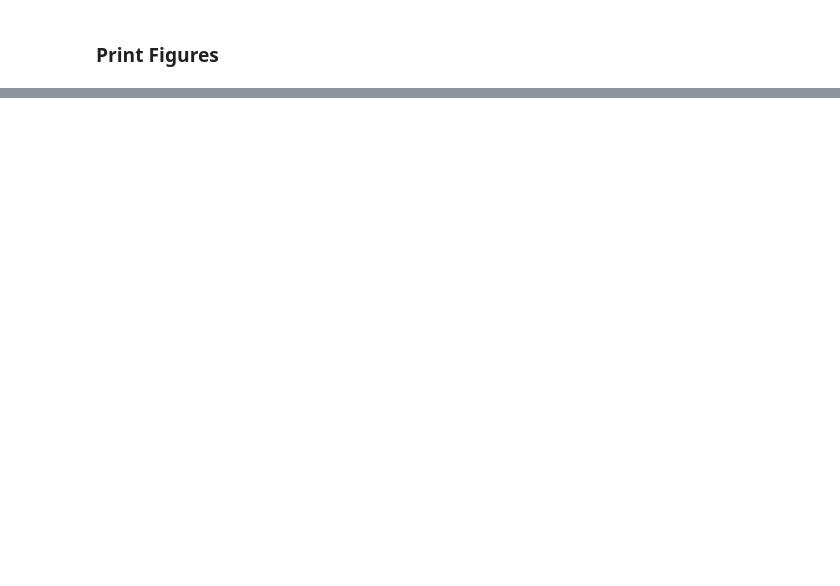
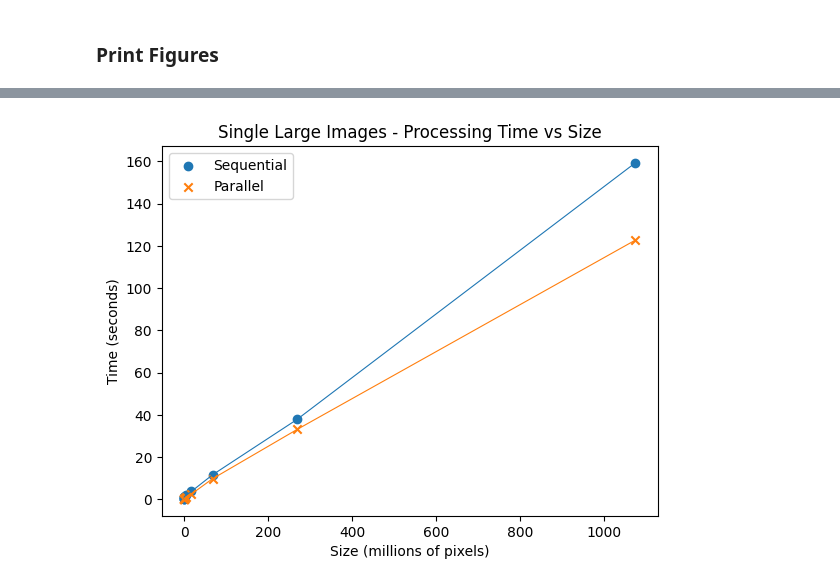
Before and after one commit to rgilyard/parallel-edge-detection, a Jupyter notebook: parallel_comparison.ipynb, the cells around one changed output, grey strips where cells are left out. Drawn from its saved outputs; the diff is of its cells as text; code cells hidden in the pictures; blank space fills up the shorter version.

```diff
--- a/parallel_comparison.ipynb
+++ b/parallel_comparison.ipynb
@@ -231,6 +301,7 @@ def parallel_single(input_image_path, output_image_path, patch_size=patch_size,
     large_img = Image.open(input_image_path).convert("L")
 
     width, height = large_img.size
+    mega_pixels = (width * height) / 1000000
     # Calculate the number of patches required to cover the image, get the padding size to be added
     pad_width = (math.ceil((width - overlap) / (patch_size - overlap)) - 1) * (patch_size - overlap) + patch_size - width
     pad_height = (math.ceil((height - overlap) / (patch_size - overlap)) - 1) * (patch_size - overlap) + patch_size - height
@@ -318,6 +389,7 @@ def parallel_single(input_image_path, output_image_path, patch_size=patch_size,
     del output_img
     del patch_batches
     gc.collect()
+    return mega_pixels
 # %% [markdown]
 ### Parallel Multiple Image Algorithm
 # %%
@@ -489,3 +582,36 @@ plt.show()
+# %%
+# Scatter plot of size vs time
+size_seq = [size for size, _ in sing_seq_timings]
+time_seq = [time for _, time in sing_seq_timings]
+
+size_par = [size for size, _ in sing_par_timings]
+time_par = [time for _, time in sing_par_timings]
+
+# Sort the points by size
+sorted_seq_points = sorted(zip(size_seq, time_seq))
+sorted_par_points = sorted(zip(size_par, time_par))
+
+# Unzip the sorted points
+size_seq_sorted, time_seq_sorted = zip(*sorted_seq_points)
+size_par_sorted, time_par_sorted = zip(*sorted_par_points)
+
+fig, ax = plt.subplots()
+
+ax.scatter(size_seq_sorted, time_seq_sorted, marker='o', label='Sequential')
+ax.scatter(size_par_sorted, time_par_sorted, marker='x', label='Parallel')
+
+# Connect the scatter points with lines
+ax.plot(size_seq_sorted, time_seq_sorted, linestyle='-', linewidth=0.8)
+ax.plot(size_par_sorted, time_par_sorted, linestyle='-', linewidth=0.8)
+
+ax.set_ylabel('Time (seconds)')
+ax.set_xlabel('Size (millions of pixels)')
+ax.set_title('Single Large Images - Processing Time vs Size')
+ax.legend()
+
+plt.show()
+# %% [output]
+[figure, added]
 # %%
 # Calculate the time ratios
 mult_time_ratios = [seq/par for seq, par in zip(mult_seq_timings, mult_par_timings)]
```
Also changed, not shown: parts of 13 cells of this notebook.
